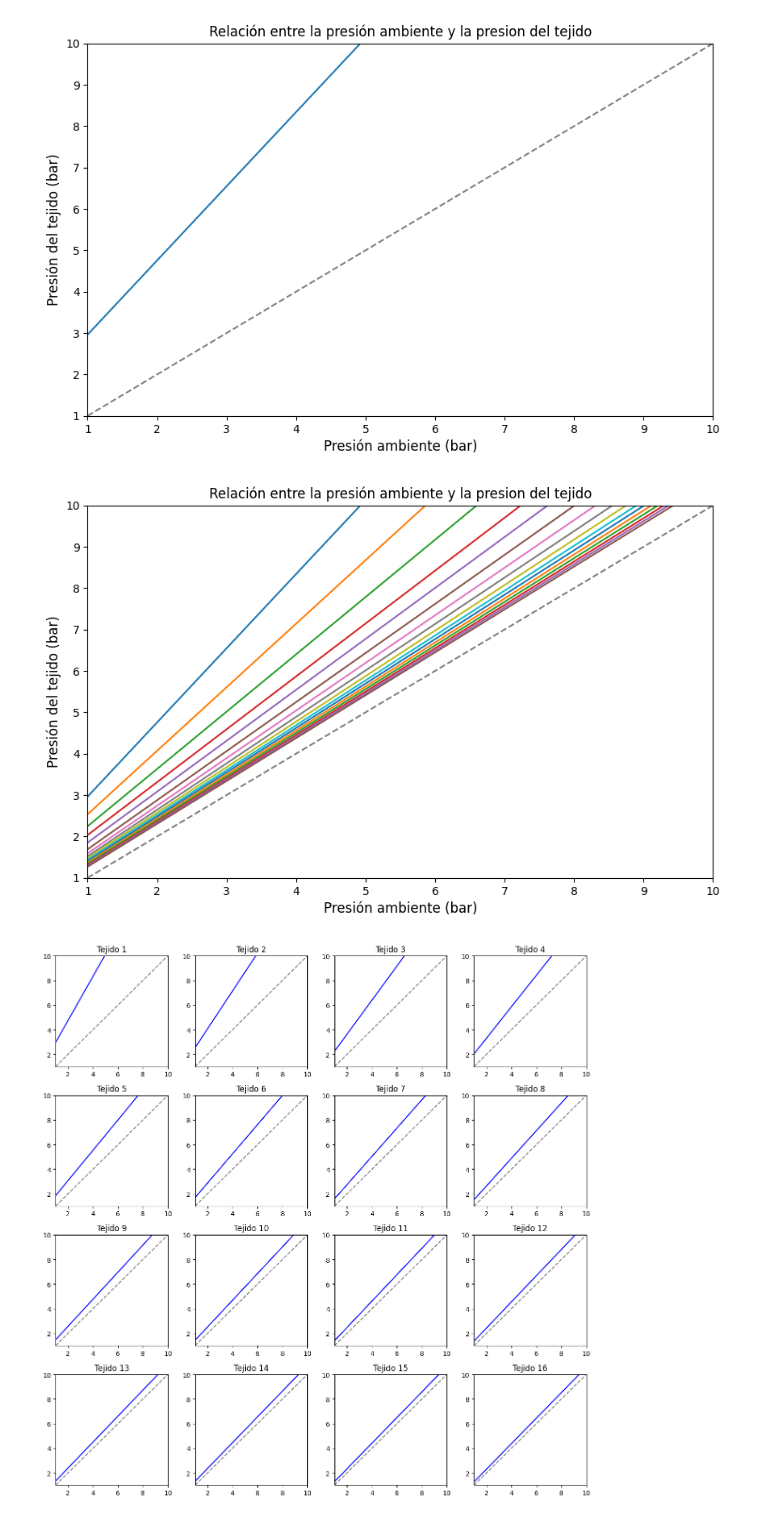
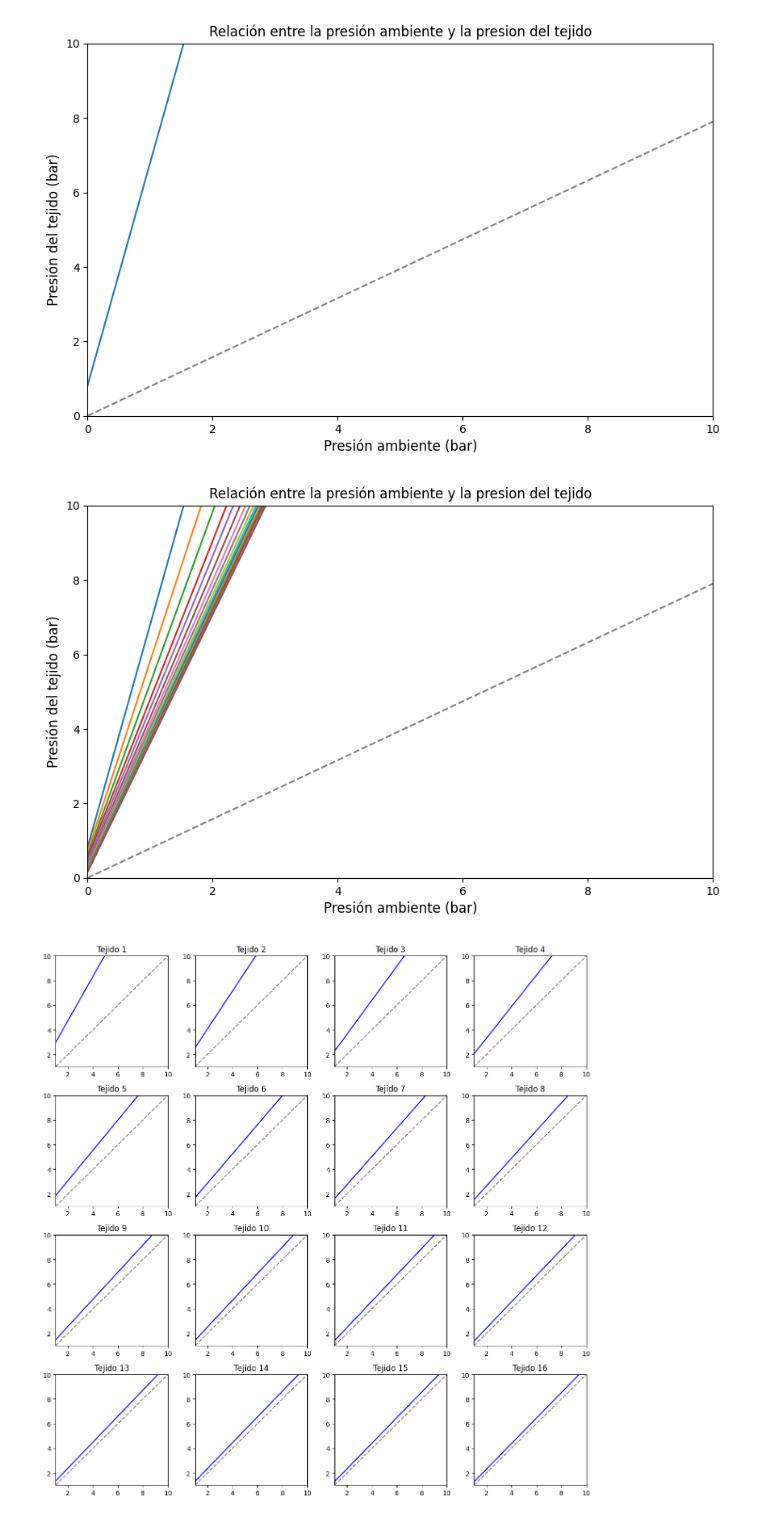
Before and after one commit to avances123/diving-calc, a Jupyter notebook: notebooks/M-values.ipynb, the cells around one changed output. Cells and saved outputs as stored; diff of their text form; code cells hidden in the pictures.

```diff
--- a/notebooks/M-values.ipynb
+++ b/notebooks/M-values.ipynb
@@ -13,8 +13,8 @@ plt.rcParams['figure.figsize'] = [10, 6]  # Tamaño de la figura
 todos = Tissues()
 tissue = todos[0]
 # Generar una serie de presiones ambiente entre 0 y 3 bar (presión atmosférica típica)
-pressures = np.linspace(1, 10, 100)  # 100 puntos entre 0 y 3 bar
-frontera = [p for p in pressures]
+pressures = np.linspace(0, 10, 100)  # 100 puntos entre 0 y 3 bar
+frontera = [0.79*p for p in pressures]
 
 # Calcular los m-values correspondientes
 m_values = [tissue.m_value(p) for p in pressures]
@@ -25,50 +25,50 @@ ax.plot(pressures, frontera, label="Frontera", linestyle="dashed", color="gray")
 ax.plot(pressures,m_values)
 ax.set_xlabel('Presión ambiente (bar)', fontsize=12)
 ax.set_ylabel('Presión del tejido (bar)', fontsize=12)
-ax.set_xlim(1, 10)
-ax.set_ylim(1, 10)
+ax.set_xlim(0, 10)
+ax.set_ylim(0, 10)
 plt.title('Relación entre la presión ambiente y la presion del tejido')
 
 
 # Mostrar la gráfica
 plt.show()
 # %% [output]
-[figure, old version]
+[figure, new version]
 # %%
 # Configuramos el entorno de plotting
 #plt.style.use('seaborn')  # Estilo visualmente atractivo
 plt.rcParams['figure.figsize'] = [10, 6]  # Tamaño de la figura
 
 
 # Crear un objeto Tissue con los valores por defecto
 todos = Tissues()
 # Generar una serie de presiones ambiente entre 0 y 3 bar (presión atmosférica típica)
-pressures = np.linspace(1, 10, 100)  # 100 puntos entre 0 y 3 bar
-frontera = [p for p in pressures]
+pressures = np.linspace(0, 10, 100)  # 100 puntos entre 0 y 3 bar
+frontera = [0.79*p for p in pressures]
 
 
 
 
 # Graficar
 fig, ax = plt.subplots()
 
 ax.plot(pressures, frontera, label="Frontera", linestyle="dashed", color="gray")
 for tissue in todos:
     # Calcular los m-values correspondientes
     m_values = [tissue.m_value(p) for p in pressures]
     ax.plot(pressures,m_values)
 
 ax.set_xlabel('Presión ambiente (bar)', fontsize=12)
 ax.set_ylabel('Presión del tejido (bar)', fontsize=12)
-ax.set_xlim(1, 10)
-ax.set_ylim(1, 10)
+ax.set_xlim(0, 10)
+ax.set_ylim(0, 10)
 plt.title('Relación entre la presión ambiente y la presion del tejido')
 
 
 # Mostrar la gráfica
 plt.show()
 # %% [output]
-[figure, old version]
+[figure, new version]
 # %%
 # Crear un objeto Tissues con los valores por defecto
 todos = Tissues()
```
Also changed, not shown: 4 other files.
